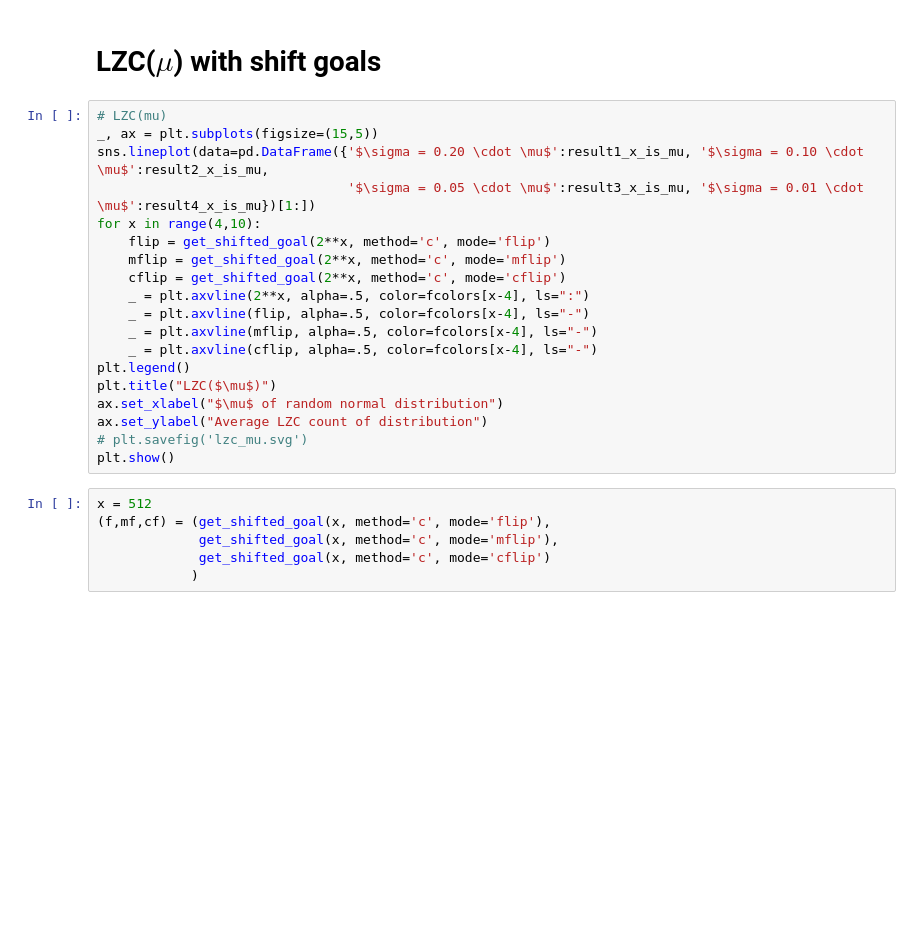
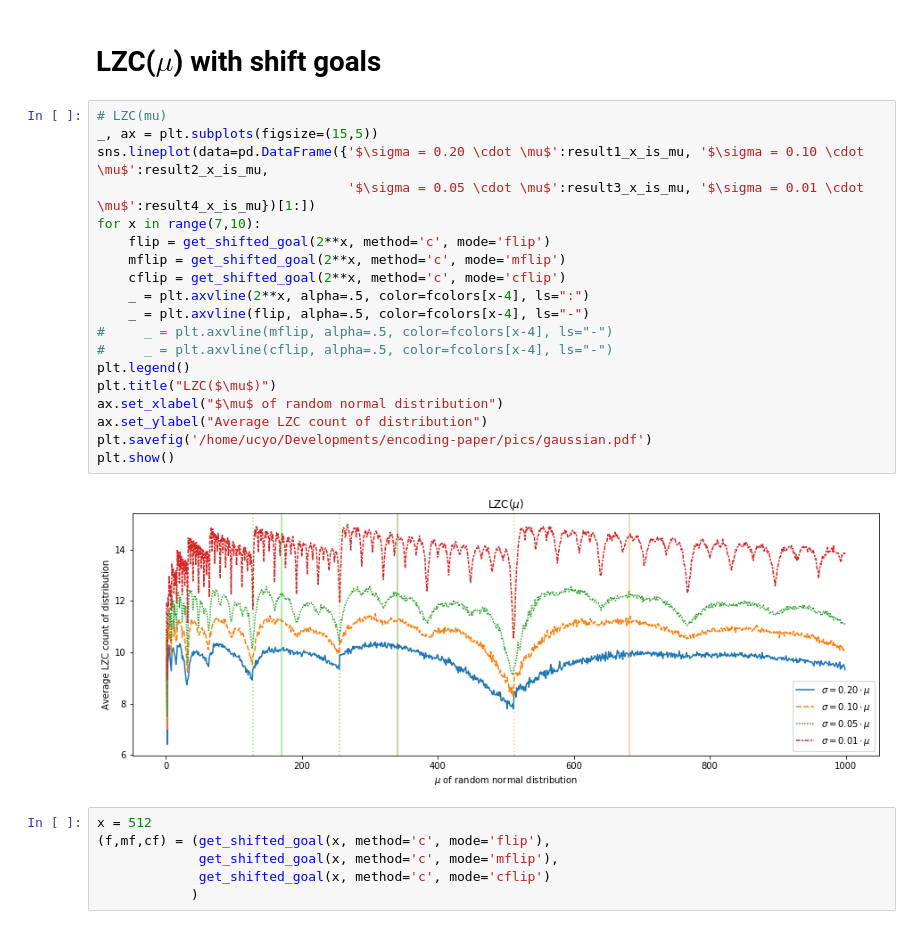
Before and after one commit to ucyo/pzip-cli, a Jupyter notebook: low-hanging-fruits/gauss_verteilung.ipynb, the cells around one changed output. Saved outputs shown, nothing was run; the diff lists cells and outputs as text; blank space fills up the shorter version.

```diff
--- a/low-hanging-fruits/gauss_verteilung.ipynb
+++ b/low-hanging-fruits/gauss_verteilung.ipynb
@@ -224,22 +247,24 @@ for i,f in enumerate(factors):
 # %%
 # LZC(mu)
 _, ax = plt.subplots(figsize=(15,5))
 sns.lineplot(data=pd.DataFrame({'$\sigma = 0.20 \cdot \mu$':result1_x_is_mu, '$\sigma = 0.10 \cdot \mu$':result2_x_is_mu,
                                 '$\sigma = 0.05 \cdot \mu$':result3_x_is_mu, '$\sigma = 0.01 \cdot \mu$':result4_x_is_mu})[1:])
-for x in range(4,10):
+for x in range(7,10):
     flip = get_shifted_goal(2**x, method='c', mode='flip')
     mflip = get_shifted_goal(2**x, method='c', mode='mflip')
     cflip = get_shifted_goal(2**x, method='c', mode='cflip')
     _ = plt.axvline(2**x, alpha=.5, color=fcolors[x-4], ls=":")
     _ = plt.axvline(flip, alpha=.5, color=fcolors[x-4], ls="-")
-    _ = plt.axvline(mflip, alpha=.5, color=fcolors[x-4], ls="-")
-    _ = plt.axvline(cflip, alpha=.5, color=fcolors[x-4], ls="-")
+#     _ = plt.axvline(mflip, alpha=.5, color=fcolors[x-4], ls="-")
+#     _ = plt.axvline(cflip, alpha=.5, color=fcolors[x-4], ls="-")
 plt.legend()
 plt.title("LZC($\mu$)")
 ax.set_xlabel("$\mu$ of random normal distribution")
 ax.set_ylabel("Average LZC count of distribution")
-# plt.savefig('lzc_mu.svg')
+plt.savefig('/home/ucyo/Developments/encoding-paper/pics/gaussian.pdf')
 plt.show()
+# %% [output]
+[figure, added]
 # %%
 x = 512
 (f,mf,cf) = (get_shifted_goal(x, method='c', mode='flip'),
```
Also changed, not shown: parts of 16 cells of this notebook, 6 other files.
